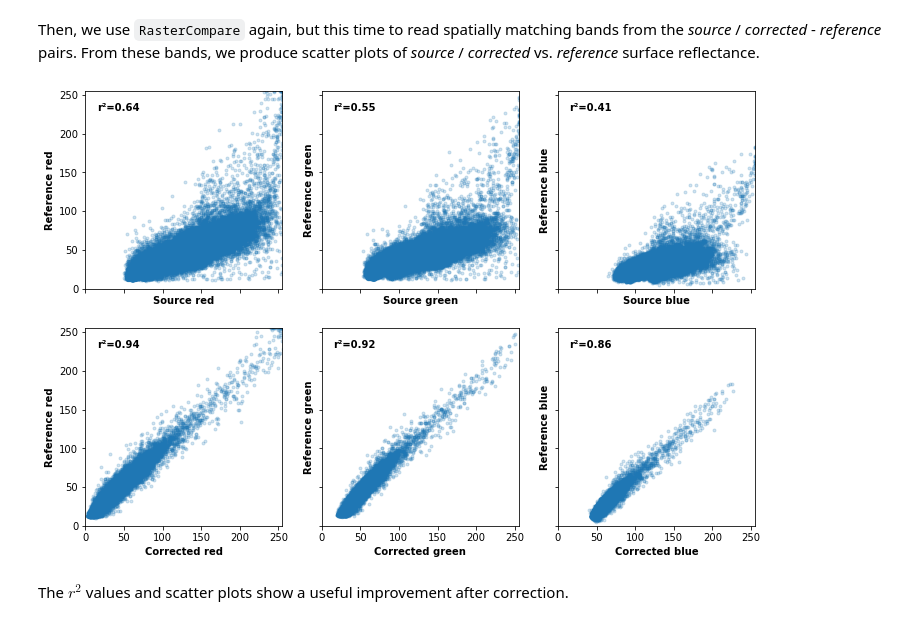
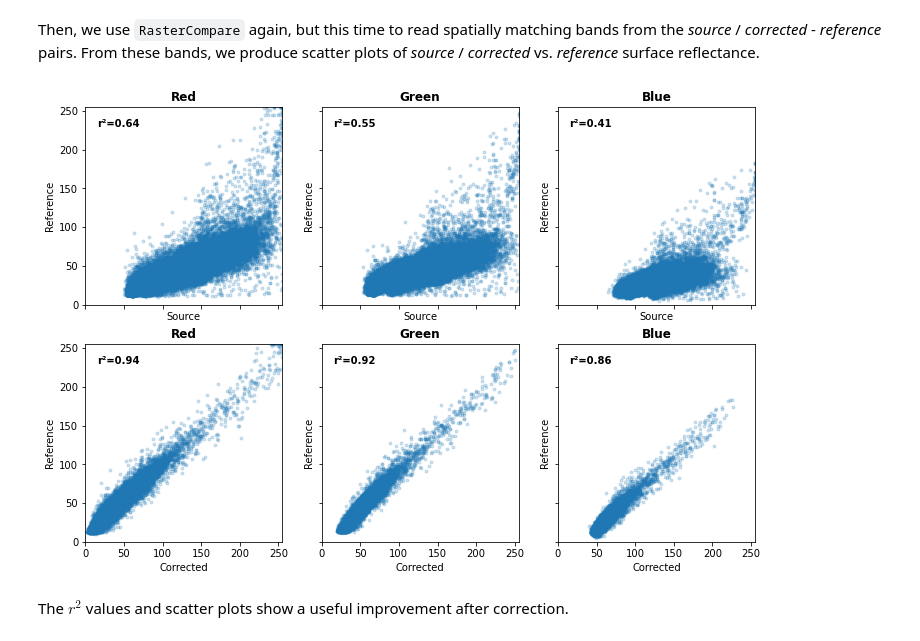
Before and after one commit to leftfield-geospatial/homonim, a Jupyter notebook: docs/tutorials/basic_correction.ipynb, the cells around one changed output. Drawn from its saved outputs; the diff is of its cells as text; code cells hidden in the pictures.

```diff
--- a/docs/tutorials/basic_correction.ipynb
+++ b/docs/tutorials/basic_correction.ipynb
@@ -70,7 +70,8 @@ from osgeo import gdal
 # strictly, one should avoid using GDAL and rasterio together, but it doesn't
 # create conflicts here
 corr_mosaic_path = 'corr_ngi_mosaic_rgb_byte.vrt'
-_ = gdal.BuildVRT(corr_mosaic_path, corr_paths)
+ds = gdal.BuildVRT(corr_mosaic_path, corr_paths)
+ds.FlushCache()
 # %% [markdown]
 Now we can display a zoomed-in area of the source mosaic, reference image and corrected mosaic.
 # %%
@@ -164,38 +168,41 @@ for im_i, im_path, axis, im_label in zip(
     [src_mosaic_path, corr_mosaic_path],
     axes,
     ['Source', 'Corrected'],
 ):
     with RasterCompare(im_path, cmp_ref_path) as compare:
         # produce per-band scatter plots of source/corrected - reference
         # surface reflectance
-        # (note that a 'block' takes the size of a band here as the band size
-        # is substantially smaller than default 'max_block_mem' parameter)
+        # (note that in RasterCompare.block_pairs a 'block' takes the size of a
+        # band by default)
         for band_i, block_pair, band_label in zip(
             range(3),
             compare.block_pairs(),
-            ['red', 'green', 'blue']
+            ['Red', 'Green', 'Blue']
         ):
             # read source/corrected - reference band pair, and reproject the
             # source/corrected band to the reference CRS and pixel grid
             src_ra, ref_ra = compare.read(block_pair)
             src_ra = src_ra.reproject(
                 **ref_ra.proj_profile, resampling='average'
             )
 
             # vectors of valid pixels in the source/corrected and reference bands
             mask = src_ra.mask & ref_ra.mask  # mask of valid pixels
             src_v, ref_v = src_ra.array[mask], ref_ra.array[mask]
             r2 = np.corrcoef(src_v, ref_v)[0, 1] ** 2
 
             # create scatter plot
             axis = axes[im_i, band_i]
             axis.plot(src_v, ref_v, '.', alpha=0.2)
             axis.set_xlim(0, 255)
             axis.set_ylim(0, 255)
             axis.text(15, 230, f'r\N{SUPERSCRIPT TWO}={r2:.2f}', fontweight='bold')
-            axis.set_xlabel(f'{im_label} {band_label}', fontweight='bold')
-            axis.set_ylabel(f'Reference {band_label}', fontweight='bold')
+            axis.set_xlabel(im_label)
+            axis.set_ylabel('Reference')
+            axis.set_title(band_label, fontweight='bold')
+
+# fig.savefig('../case_studies/basic_correction-eval.png')
 # %% [output]
-[figure, old version]
+[figure, new version]
 # %% [markdown]
 The $r^2$ values and scatter plots show a useful improvement after correction.
```
Also changed, not shown: parts of 1 cell of this notebook, 1 other file.
